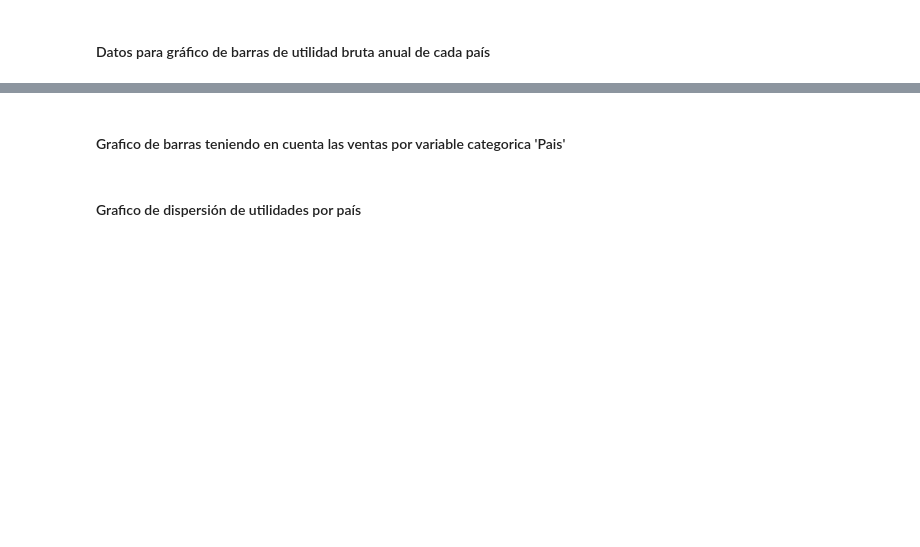
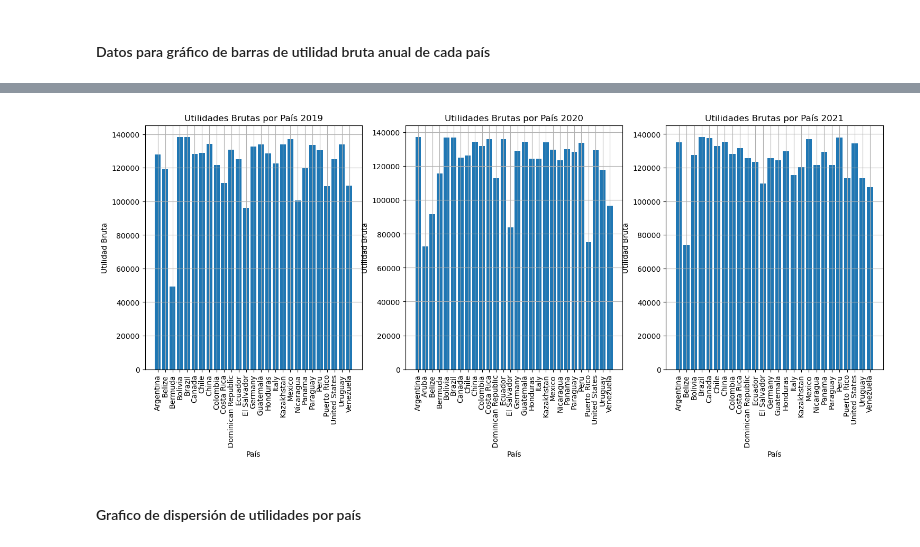
Before and after one commit to valebendezu/ispc-analista-datos, a Jupyter notebook: Proyecto Integrador - Analista de Datos - ISPC.ipynb, the cells around one changed output, grey strips where cells are left out. Cells and saved outputs as stored; diff of their text form; code cells hidden in the pictures; blank space fills up the shorter version.

```diff
--- a/Proyecto Integrador - Analista de Datos - ISPC.ipynb
+++ b/Proyecto Integrador - Analista de Datos - ISPC.ipynb
@@ -25,7 +27,7 @@ import matplotlib.pyplot as plt
 # %% [markdown]
 #### Cargar DataSet y crear el Dataframe:
 # %%
-dataSet = pd.read_csv('Datos/ds_ventas.csv')
+dataSet = pd.read_csv('ds_ventas.csv')
 
 dataframe = pd.DataFrame(dataSet)
 # %% [markdown]
@@ -191,25 +323,25 @@ print(f'Utilidades brutas por pais en 2019\n {util_2019}\n\n',
 # %%
 fig, axs = plt.subplots(1, 3, figsize=(18, 6))
 
 axs[0].bar(df_2019['pais'], df_2019['utilidad_bruta'])
-axs[0].set_title('Utilidades Brutas por País')
+axs[0].set_title('Utilidades Brutas por País 2019')
 axs[0].set_xlabel('País')
 axs[0].set_ylabel('Utilidad Bruta')
 axs[0].tick_params(axis='x', rotation=90)
 axs[0].grid(True)
 
 axs[1].bar(df_2020['pais'], df_2020['utilidad_bruta'])
-axs[1].set_title('Utilidades Brutas por País')
+axs[1].set_title('Utilidades Brutas por País 2020')
 axs[1].set_xlabel('País')
 axs[1].set_ylabel('Utilidad Bruta')
 axs[1].tick_params(axis='x', rotation=90)
 axs[1].grid(True)
 
 axs[2].bar(df_2021['pais'], df_2021['utilidad_bruta'])
-axs[2].set_title('Utilidades Brutas por País')
+axs[2].set_title('Utilidades Brutas por País 2021')
 axs[2].set_xlabel('País')
 axs[2].set_ylabel('Utilidad Bruta')
 axs[2].tick_params(axis='x', rotation=90)
 axs[2].grid(True)
+# %% [output]
+[figure, added]
-# %% [markdown]
-#### Grafico de barras teniendo en cuenta las ventas por variable categorica 'Pais'
```
Also changed, not shown: parts of 47 cells of this notebook.
